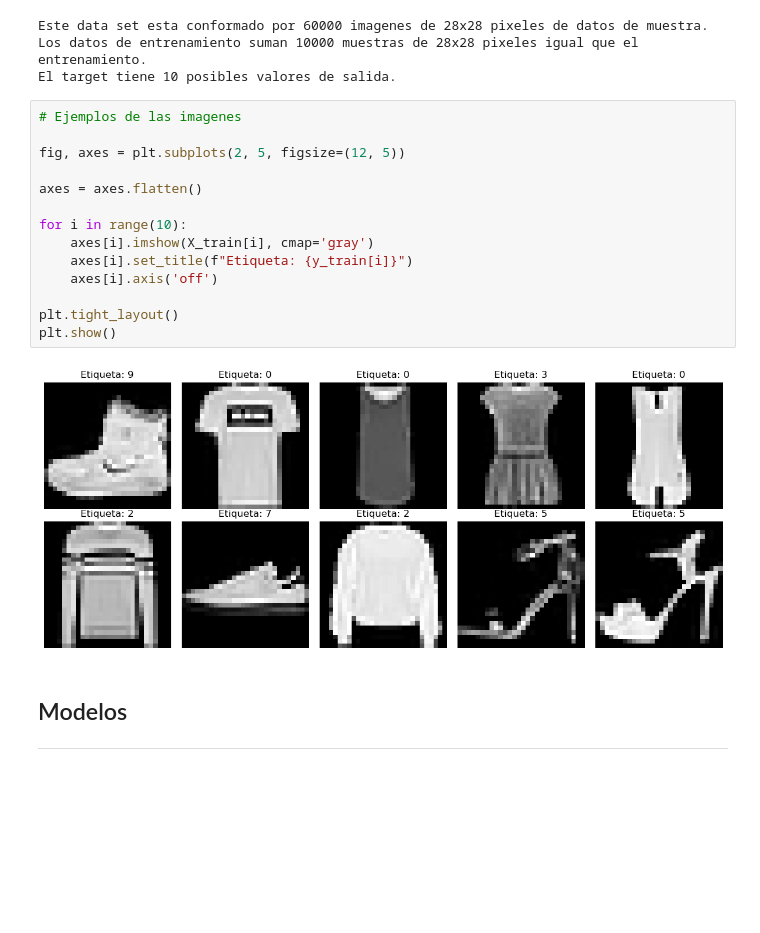
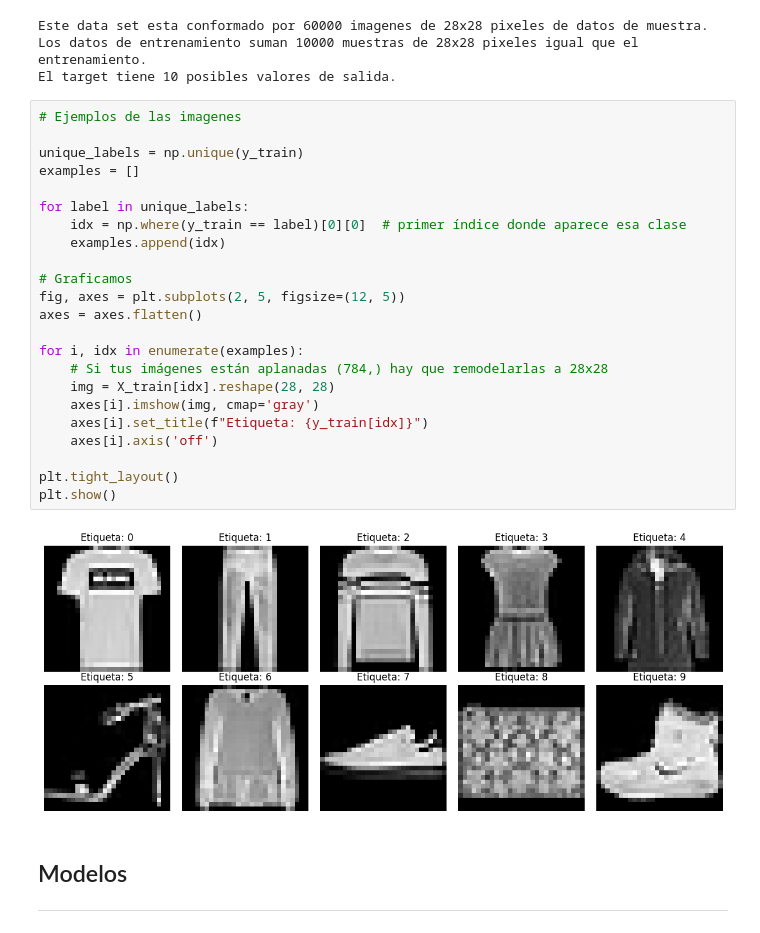
Before and after one commit to EstebanGomezVal/Proyecto1_ML, a Jupyter notebook: Lab_2.ipynb, the cells around one changed output. Drawn from its saved outputs; the diff is of its cells as text; blank space fills up the shorter version.

```diff
--- a/Lab_2.ipynb
+++ b/Lab_2.ipynb
@@ -64,19 +52,28 @@ El target tiene 10 posibles valores de salida.
 # %%
 # Ejemplos de las imagenes
 
+unique_labels = np.unique(y_train)
+examples = []
+
+for label in unique_labels:
+    idx = np.where(y_train == label)[0][0]  # primer índice donde aparece esa clase
+    examples.append(idx)
+
+# Graficamos
 fig, axes = plt.subplots(2, 5, figsize=(12, 5))
-
 axes = axes.flatten()
 
-for i in range(10):
-    axes[i].imshow(X_train[i], cmap='gray')
-    axes[i].set_title(f"Etiqueta: {y_train[i]}")
+for i, idx in enumerate(examples):
+    # Si tus imágenes están aplanadas (784,) hay que remodelarlas a 28x28
+    img = X_train[idx].reshape(28, 28)
+    axes[i].imshow(img, cmap='gray')
+    axes[i].set_title(f"Etiqueta: {y_train[idx]}")
     axes[i].axis('off')
 
 plt.tight_layout()
 plt.show()
 # %% [output]
-[figure, old version]
+[figure, new version]
 # %% [markdown]
 ## Modelos
 ___
```
Also changed, not shown: parts of 28 cells of this notebook.
